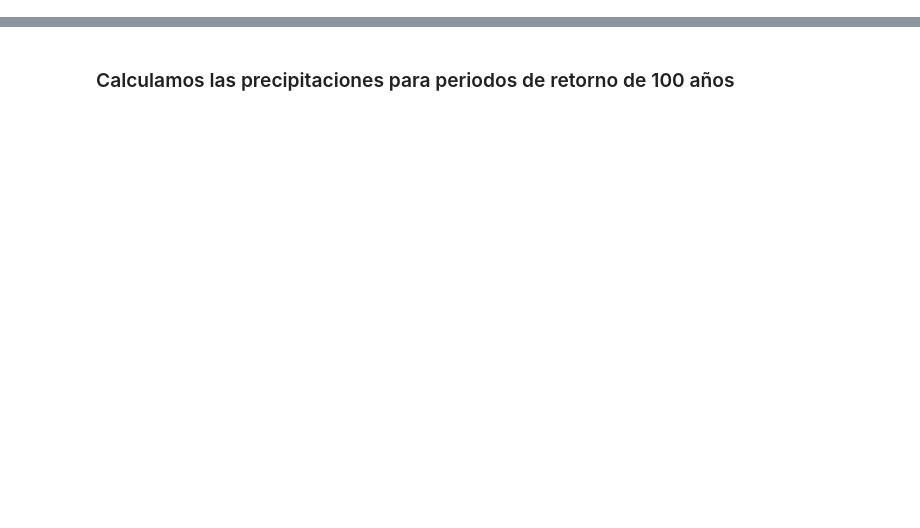
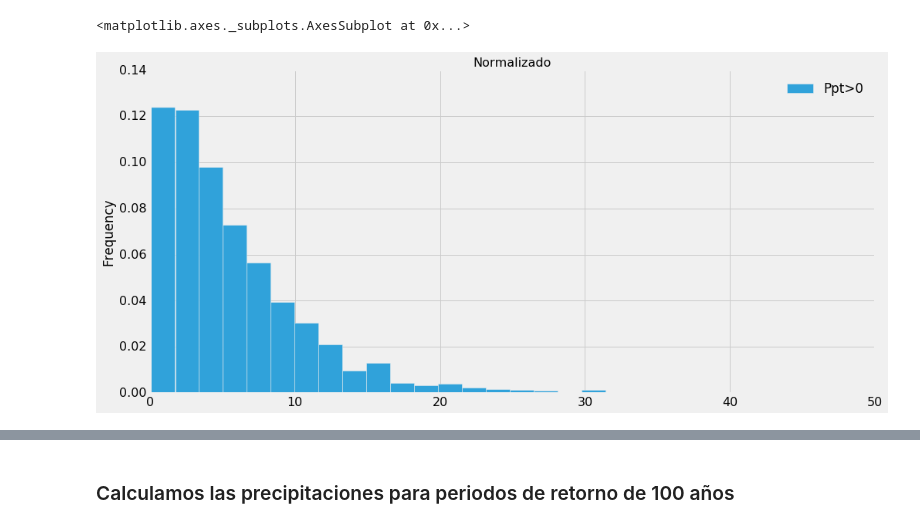
Before and after one commit to SaulMontoya/Tutorial-to-estimate-Rainfall-for-a-given-Return-Period-with-Python, a Jupyter notebook: Tutorial to estimate Rainfall for a given Return Period with Python.ipynb, the cells around one changed output, grey strips where cells are left out. Saved outputs shown, nothing was run; the diff lists cells and outputs as text; code cells hidden in the pictures; blank space fills up the shorter version.

```diff
--- a/Tutorial to estimate Rainfall for a given Return Period with Python.ipynb
+++ b/Tutorial to estimate Rainfall for a given Return Period with Python.ipynb
@@ -30 +53,7 @@ array([[<matplotlib.axes.AxesSubplot object at 0x...>]], dtype=object)
+# %%
+# Histograma Normalizado
+Yauyos_.plot.hist(bins=30, normed=True, title='Normalizado', figsize=figsize)
+# %% [output]
+<matplotlib.axes._subplots.AxesSubplot at 0x...>
+[figure, added]
 # %%
```
Also changed, not shown: parts of 18 cells of this notebook.
